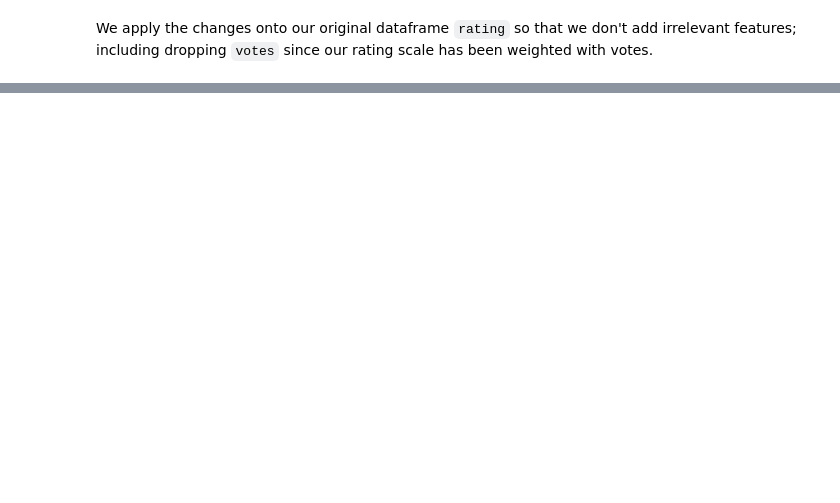
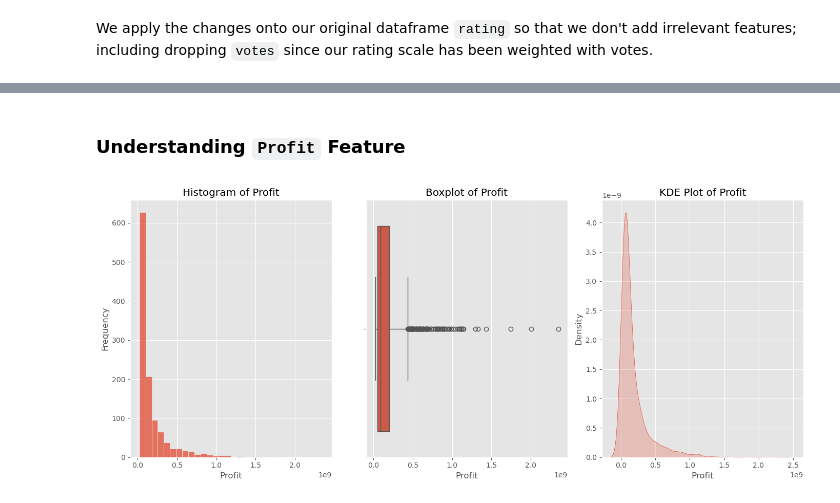
Before and after one commit to mrhussaink7/new-films-movie-data, a Jupyter notebook: index.ipynb, the cells around one changed output, grey strips where cells are left out. Drawn from its saved outputs; the diff is of its cells as text; code cells hidden in the pictures; blank space fills up the shorter version.

```diff
--- a/index.ipynb
+++ b/index.ipynb
@@ -185,0 +464,24 @@ df
+# %% [markdown]
+### Understanding `Profit` Feature
+# %%
+plt.figure(figsize=(14, 6))
+plt.subplot(1, 3, 1)
+sns.histplot(df['profit'], kde=False, bins=30)
+plt.title('Histogram of Profit')
+plt.xlabel('Profit')
+plt.ylabel('Frequency')
+
+plt.subplot(1, 3, 2)
+sns.boxplot(x=df['profit'])
+plt.title('Boxplot of Profit')
+plt.xlabel('Profit')
+
+plt.subplot(1, 3, 3)
+sns.kdeplot(df['profit'], shade=True)
+plt.title('KDE Plot of Profit')
+plt.xlabel('Profit')
+
+plt.tight_layout()
+plt.show()
+# %% [output]
+[figure, added]
```
Also changed, not shown: parts of 34 cells of this notebook.
